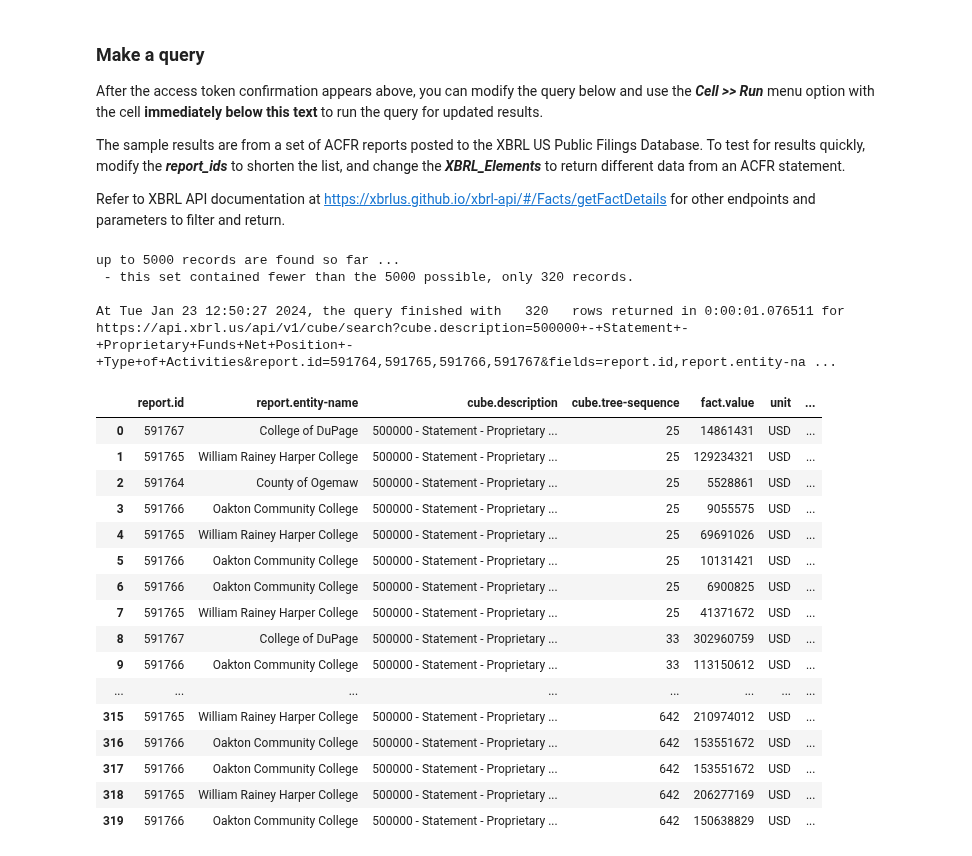
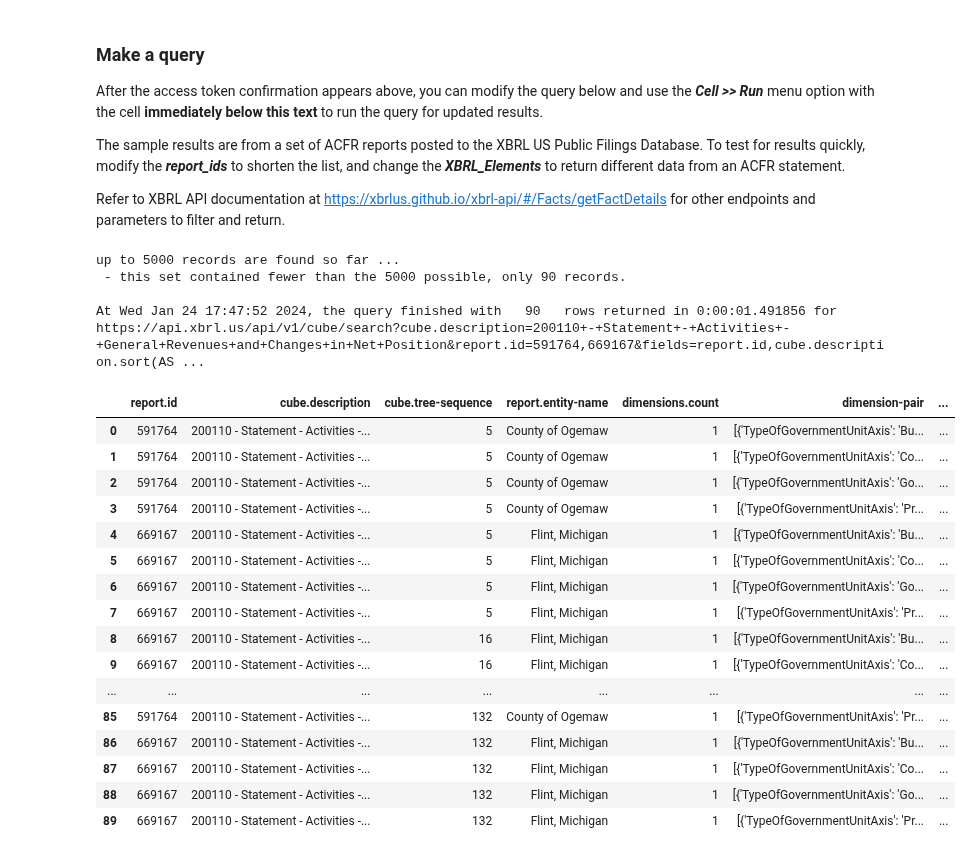
Before and after one commit to xbrlus/xbrl-api-ipynb, a Jupyter notebook: xbrl_us_api_acfr_cube.ipynb, the cells around one changed output. Drawn from its saved outputs; the diff is of its cells as text; code cells hidden in the pictures.

Commit message:
Update xbrl_us_api_acfr_cube.ipynb
- Flint MI instance added (data pending)
- revised query to be MI-specific
- set cube.role-description

```diff
--- a/xbrl_us_api_acfr_cube.ipynb
+++ b/xbrl_us_api_acfr_cube.ipynb
@@ -83,31 +83,33 @@ endpoint = 'cube' #taxonomy presentation linkbase + facts
 # https://api.xbrl.us/api/v1/report/search?report.source-name=ACFR&fields=report.entity-name,report.period-focus,report.year-focus,report.filing-date,report.id,report.entry-url,report.source-name
 
 report_ids = [# ACFR report ids
-'591764',# 591764 - County of Ogemaw: https://xbrlus.github.io/acfr/ixviewer/ix.html?doc=../samples/100/Ogemaw-20210930-Annual-Accounts.htm
-'591765',# 591765 - William Rainey Harper College: https://xbrlus.github.io/acfr/ixviewer/ix.html?doc=../samples/106/HARPER2021.htm
-'591766',# 591766 - Oakton Community College: https://xbrlus.github.io/acfr/ixviewer/ix.html?doc=../samples/41/OAKTON-20200630.html
-'591767' # 591767 - College of DuPage: https://xbrlus.github.io/acfr/ixviewer/ix.html?doc=../samples/82/COD2021.htm
+'591764',# County of Ogemaw: https://xbrlus.github.io/acfr/ixviewer/ix.html?doc=../samples/100/Ogemaw-20210930-Annual-Accounts.htm
+'' #__pending__ Flint, Michigan: https://xbrlus.github.io/acfr/ixviewer/ix.html?doc=../samples/107/FLINTF652021.htm
+#'591765',# William Rainey Harper College: https://xbrlus.github.io/acfr/ixviewer/ix.html?doc=../samples/106/HARPER2021.htm
+#'591766',# Oakton Community College: https://xbrlus.github.io/acfr/ixviewer/ix.html?doc=../samples/77/OAKTON2021.html
+#'591767' # College of DuPage: https://xbrlus.github.io/acfr/ixviewer/ix.html?doc=../samples/82/COD2021.htm
 ]
 
 # query for unique Statements in the 2022 GRIP Taxonomy
 # https://api.xbrl.us/api/v1/dts/729592/network/search?network.link-name=presentationLink&fields=network.role-description.sort(ASC),dts.id&unique
 
-XBRL_Elements = ["500000 - Statement - Proprietary Funds Net Position - Type of Activities"] # remove the Statement between the quotes to get all data for report.ids below
+XBRL_Elements = [
+		# remove the Statement between the quotes to get all data for report.ids below
+		'200110 - Statement - Activities - General Revenues and Changes in Net Position'
+		]
 
 # Define data fields to return (multi-sort based on order)
 
 fields = [ # this is the list of the characteristics of the data being returned by the query
 		'report.id',
-    'report.entity-name',
 		'cube.description.sort(ASC)',
 		'cube.tree-sequence.sort(ASC)',
+		'report.entity-name',
+		'dimensions.count',
+		'dimension-pair',
+		'cube.primary-local-name',
 		'fact.value',
-		'unit',
-		'period.fiscal-year.sort(DESC)',
-		'period.fiscal-period',
-		'cube.primary-local-name',
-		'dimensions.count',
-		'dimension-pair.sort(ASC)'
+		'unit'
         ]
 
 params = { # this is the list of what's being queried against the endpoint
@@ -148,53 +150,53 @@ while True:
                         break
         elif 500 == res_json['paging']['limit']:
                 params['fields'] = orig_fields + ',' + endpoint + '.offset({})'.format(offset_value)
                 if offset_value == 4 * res_json['paging']['limit']:
                         break
         params['fields'] = orig_fields + ',' + endpoint + '.offset({})'.format(offset_value)
 
 if not 'error' in res_json:
     current_datetime = datetime.now().replace(microsecond=0)
     time_taken = current_datetime - query_start
     index = pd.DataFrame(res_df).index
     total_rows = len(index)
     your_limit = res_json['paging']['limit']
     limit_message = "If the results below match the limit noted above, you might not be seeing all rows, and should consider upgrading (https://xbrl.us/access-token).\n"
 
     if your_limit == 100:
         print("\nThis non-Member account has a limit of " , 10 * your_limit, " rows per query from our Public Filings Database. " + limit_message)
     elif your_limit == 500:
         print("\nThis Basic Individual Member account has a limit of ", 4 * your_limit, " rows per query from our Public Filings Database. " + limit_message)
 
     print("\nAt " + current_datetime.strftime("%c") +  ", the query finished with  ", str(total_rows), "  rows returned in " + str(time_taken) + " for \n" +  urllib.parse.unquote(res.url))
 
 
     df = pd.DataFrame(res_df)
     # the format truncates the HTML display of numerical values to two decimals; .csv data is unaffected
     pd.options.display.float_format = '{:,.2f}'.format
     display(HTML(df.to_html()))
 # %% [output]
 up to 5000 records are found so far ...
- - this set contained fewer than the 5000 possible, only 320 records.
+ - this set contained fewer than the 5000 possible, only 90 records.
 
-At Tue Jan 23 12:50:27 2024, the query finished with   320   rows returned in 0:00:01.076511 for
-https://api.xbrl.us/api/v1/cube/search?cube.description=500000+-+Statement+-+Proprietary+Funds+Net+Position+-+Type+of+Activities&report.id=591764,591765,591766,591767&fields=report.id,report.entity-na ...
+At Wed Jan 24 17:47:52 2024, the query finished with   90   rows returned in 0:00:01.491856 for
+https://api.xbrl.us/api/v1/cube/search?cube.description=200110+-+Statement+-+Activities+-+General+Revenues+and+Changes+in+Net+Position&report.id=591764,669167&fields=report.id,cube.description.sort(AS ...
-|  | report.id | report.entity-name | cube.description | cube.tree-sequence | fact.value | unit | ... |
-| 0 | 591767 | College of DuPage | 500000 - Statement - Proprietary ... | 25 | 14861431 | USD | ... |
-| 1 | 591765 | William Rainey Harper College | 500000 - Statement - Proprietary ... | 25 | 129234321 | USD | ... |
-| 2 | 591764 | County of Ogemaw | 500000 - Statement - Proprietary ... | 25 | 5528861 | USD | ... |
-| 3 | 591766 | Oakton Community College | 500000 - Statement - Proprietary ... | 25 | 9055575 | USD | ... |
-| 4 | 591765 | William Rainey Harper College | 500000 - Statement - Proprietary ... | 25 | 69691026 | USD | ... |
-| 5 | 591766 | Oakton Community College | 500000 - Statement - Proprietary ... | 25 | 10131421 | USD | ... |
-| 6 | 591766 | Oakton Community College | 500000 - Statement - Proprietary ... | 25 | 6900825 | USD | ... |
-| 7 | 591765 | William Rainey Harper College | 500000 - Statement - Proprietary ... | 25 | 41371672 | USD | ... |
-| 8 | 591767 | College of DuPage | 500000 - Statement - Proprietary ... | 33 | 302960759 | USD | ... |
-| 9 | 591766 | Oakton Community College | 500000 - Statement - Proprietary ... | 33 | 113150612 | USD | ... |
+|  | report.id | cube.description | cube.tree-sequence | report.entity-name | dimensions.count | dimension-pair | ... |
+| 0 | 591764 | 200110 - Statement - Activities -... | 5 | County of Ogemaw | 1 | [{'TypeOfGovernmentUnitAxis': 'Bu... | ... |
+| 1 | 591764 | 200110 - Statement - Activities -... | 5 | County of Ogemaw | 1 | [{'TypeOfGovernmentUnitAxis': 'Co... | ... |
+| 2 | 591764 | 200110 - Statement - Activities -... | 5 | County of Ogemaw | 1 | [{'TypeOfGovernmentUnitAxis': 'Go... | ... |
+| 3 | 591764 | 200110 - Statement - Activities -... | 5 | County of Ogemaw | 1 | [{'TypeOfGovernmentUnitAxis': 'Pr... | ... |
+| 4 | 669167 | 200110 - Statement - Activities -... | 5 | Flint, Michigan | 1 | [{'TypeOfGovernmentUnitAxis': 'Bu... | ... |
+| 5 | 669167 | 200110 - Statement - Activities -... | 5 | Flint, Michigan | 1 | [{'TypeOfGovernmentUnitAxis': 'Co... | ... |
+| 6 | 669167 | 200110 - Statement - Activities -... | 5 | Flint, Michigan | 1 | [{'TypeOfGovernmentUnitAxis': 'Go... | ... |
+| 7 | 669167 | 200110 - Statement - Activities -... | 5 | Flint, Michigan | 1 | [{'TypeOfGovernmentUnitAxis': 'Pr... | ... |
+| 8 | 669167 | 200110 - Statement - Activities -... | 16 | Flint, Michigan | 1 | [{'TypeOfGovernmentUnitAxis': 'Bu... | ... |
+| 9 | 669167 | 200110 - Statement - Activities -... | 16 | Flint, Michigan | 1 | [{'TypeOfGovernmentUnitAxis': 'Co... | ... |
 | ... | ... | ... | ... | ... | ... | ... | ... |
-| 315 | 591765 | William Rainey Harper College | 500000 - Statement - Proprietary ... | 642 | 210974012 | USD | ... |
-| 316 | 591766 | Oakton Community College | 500000 - Statement - Proprietary ... | 642 | 153551672 | USD | ... |
-| 317 | 591766 | Oakton Community College | 500000 - Statement - Proprietary ... | 642 | 153551672 | USD | ... |
-| 318 | 591765 | William Rainey Harper College | 500000 - Statement - Proprietary ... | 642 | 206277169 | USD | ... |
-| 319 | 591766 | Oakton Community College | 500000 - Statement - Proprietary ... | 642 | 150638829 | USD | ... |
+| 85 | 591764 | 200110 - Statement - Activities -... | 132 | County of Ogemaw | 1 | [{'TypeOfGovernmentUnitAxis': 'Pr... | ... |
+| 86 | 669167 | 200110 - Statement - Activities -... | 132 | Flint, Michigan | 1 | [{'TypeOfGovernmentUnitAxis': 'Bu... | ... |
+| 87 | 669167 | 200110 - Statement - Activities -... | 132 | Flint, Michigan | 1 | [{'TypeOfGovernmentUnitAxis': 'Co... | ... |
+| 88 | 669167 | 200110 - Statement - Activities -... | 132 | Flint, Michigan | 1 | [{'TypeOfGovernmentUnitAxis': 'Go... | ... |
+| 89 | 669167 | 200110 - Statement - Activities -... | 132 | Flint, Michigan | 1 | [{'TypeOfGovernmentUnitAxis': 'Pr... | ... |
 # %%
 # If you run this program locally, you can save the output to a file on your computer (modify D:\results.csv to your system)
 df.to_csv(r"D:\results.csv",sep=",")
```
